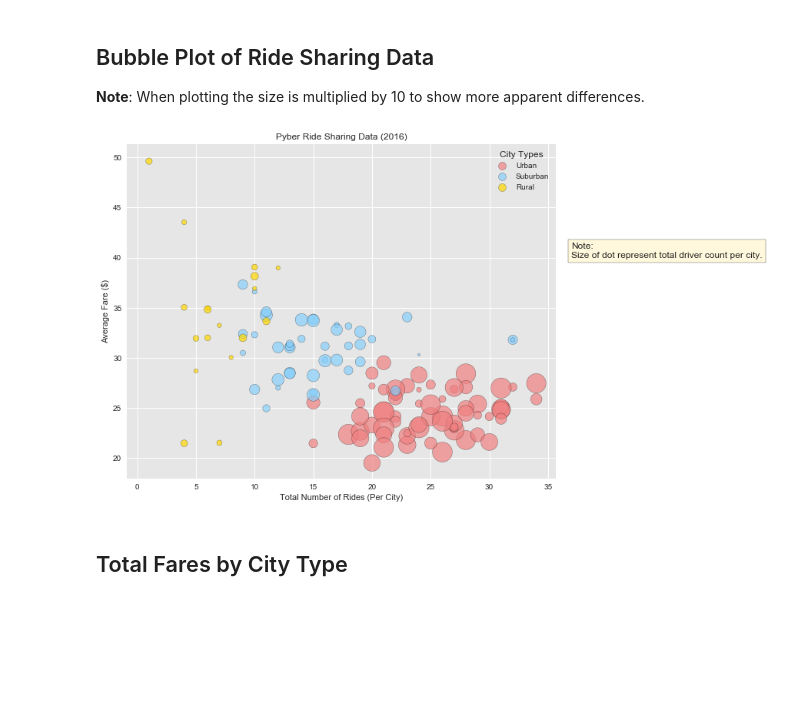
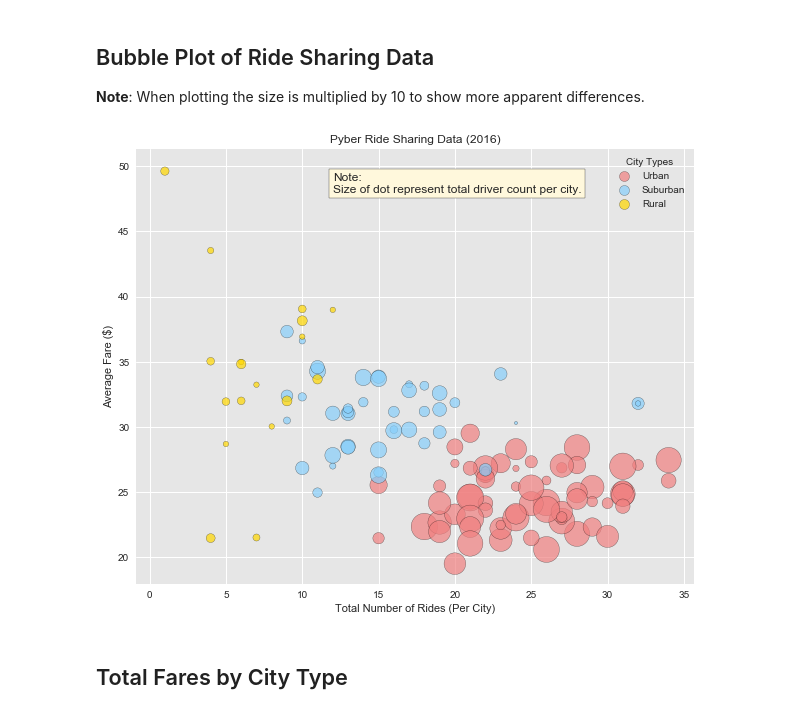
Before and after one commit to feng443/RUDSWeek5Matplotlib, a Jupyter notebook: Pyber/Pyber.ipynb, the cells around one changed output. Saved outputs shown, nothing was run; the diff lists cells and outputs as text; code cells hidden in the pictures; blank space fills up the shorter version.

Commit message:
Added all in one figures

```diff
--- a/Pyber/Pyber.ipynb
+++ b/Pyber/Pyber.ipynb
@@ -83,35 +83,37 @@ __Note__: When plotting the size is multiplied by 10 to show more apparent diffe
 # %%
 fig, ax = plt.subplots(figsize=(10, 8))
 
 # Multiply side by 10 to see differences easier
-legend = ax.legend(
-    handles=[
-        ax.scatter(
-            s=df_city_stat.query('type==@type')['driver_count'] * 10,
-            x=df_city_stat.query('type==@type')['ride_count'],
-            y=df_city_stat.query('type==@type')['fare_average'],
-            alpha=0.7,
-            label=type,
-            edgecolor='black',
-            color=COLOR_MAP[type],
-        ) for type in TYPES
-    ],
-    title='City Types',
-    loc='best',
-)
-for h in legend.legendHandles: h._sizes = [100]
+def plot_bubble(ax):
+    legend = ax.legend(
+        handles=[
+            ax.scatter(
+                s=df_city_stat.query('type==@type')['driver_count'] * 10,
+                x=df_city_stat.query('type==@type')['ride_count'],
+                y=df_city_stat.query('type==@type')['fare_average'],
+                alpha=0.7,
+                label=type,
+                edgecolor='black',
+                color=COLOR_MAP[type],
+            ) for type in TYPES
+        ],
+        title='City Types',
+        loc='best',
+    )
+    for h in legend.legendHandles: h._sizes = [100]
 
-ax.text(37, 40, 'Note:\nSize of dot represent total driver count per city.',
-         fontsize=12,
-         bbox=dict(facecolor='cornsilk'))
+    ax.text(12,48, 'Note:\nSize of dot represent total driver count per city.',
+             fontsize=12,
+             bbox=dict(facecolor='cornsilk'))
 
-plt.title('Pyber Ride Sharing Data (2016)')
-plt.xlabel('Total Number of Rides (Per City)')
-plt.ylabel('Average Fare ($)')
+    plt.title('Pyber Ride Sharing Data (2016)')
+    plt.xlabel('Total Number of Rides (Per City)')
+    plt.ylabel('Average Fare ($)')
 
+plot_bubble(ax)
 plt.show()
 # %% [output]
-[figure, old version]
+[figure, new version]
 # %% [markdown]
 ## Total Fares by City Type
 # %% [markdown]
```
Also changed, not shown: parts of 6 cells of this notebook, 18 other files.
